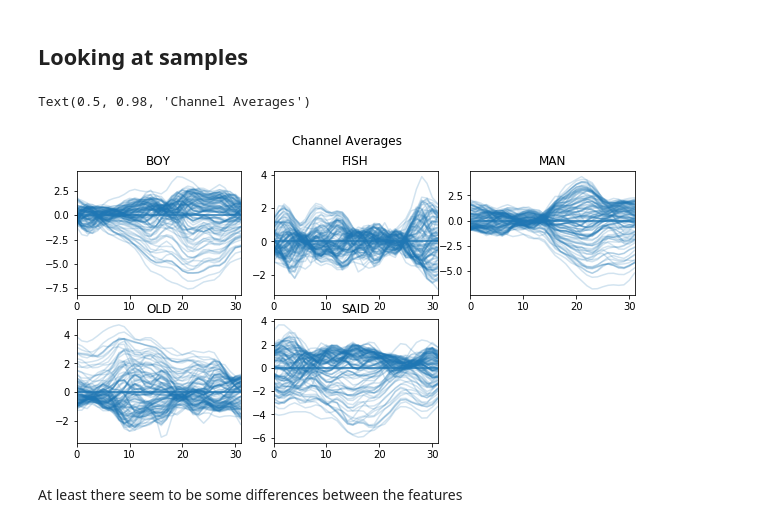
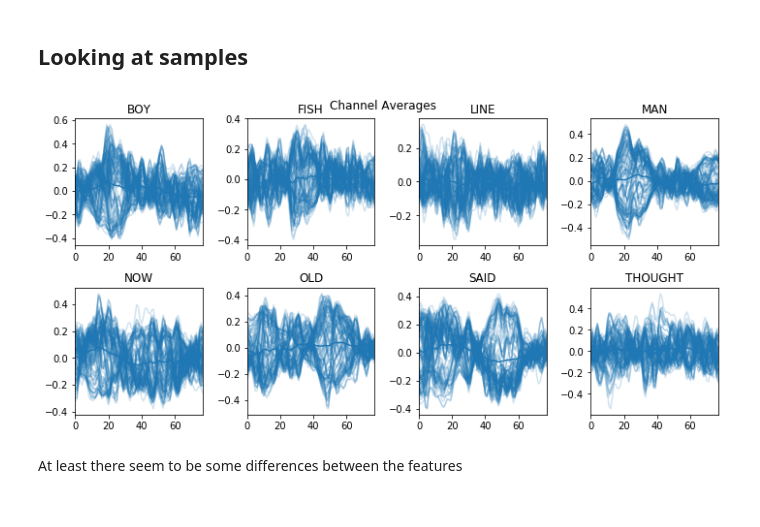
Before and after one commit to SRSteinkamp/EEGtoText, a Jupyter notebook: EEGtoText.ipynb, the cells around one changed output. Drawn from its saved outputs; the diff is of its cells as text; code cells hidden in the pictures.

```diff
--- a/EEGtoText.ipynb
+++ b/EEGtoText.ipynb
@@ -33,7 +33,7 @@ words, onsets, offsets, _ = iu.load_text()
 # %%
 word_keys, word_counts = iu.word_histogram(words)
 # %%
-wc_threshold =  60
+wc_threshold =  50
 fig, ax = plt.subplots(1, 2, figsize=(15, 5))
 ax[0].hist(word_counts)
 ax[0].set_title('Word counts')
@@ -102,7 +102,9 @@ labels = []
 runs = []
 for n, data in enumerate(eeg):
     eeg_preproc = iu.simple_EEG_preprocessing(data, 1, 35, 128)
-    sam, la = iu.get_data_for_word(eeg_preproc, word_samples_ons, idx=n, time_win=32)
+    # Standardize the processed data:
+    eeg_preproc = StandardScaler().fit_transform(eeg_preproc)
+    sam, la = iu.get_data_for_word(eeg_preproc, word_samples_ons, idx=n, time_win=78)
     samples.append(np.stack(sam))
     runs.append(n + np.zeros(len(sam)))
     labels.append(np.stack(la))
@@ -113,16 +115,15 @@ runs = np.hstack(runs)
 # %% [markdown]
 ## Looking at samples
 # %%
-plt.figure(figsize=(10,5))
-for n, la in enumerate(np.unique(labels)):
-    plt.subplot(231 + n)
-    sns.tsplot(samples[labels==la].mean(0).T, err_style='unit_traces' )
-    plt.title(la)
+fig, axes = plt.subplots(2, 4, figsize=(10,5))
+for la, ax in zip(np.unique(labels), axes.ravel()):
+    sns.tsplot(samples[labels==la].mean(0).T, err_style='unit_traces', ax=ax)
+    ax.set_title(la)
 
 plt.suptitle('Channel Averages');
+plt.tight_layout()
 # %% [output]
-Text(0.5, 0.98, 'Channel Averages')
-[figure, old version]
+[figure, new version]
 # %% [markdown]
 At least there seem to be some differences between the features
 # %%
```
Also changed, not shown: parts of 13 cells of this notebook.
